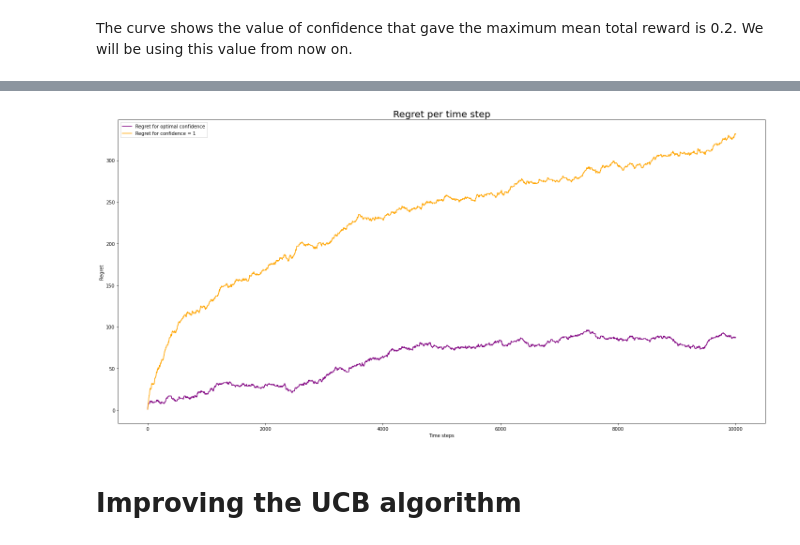
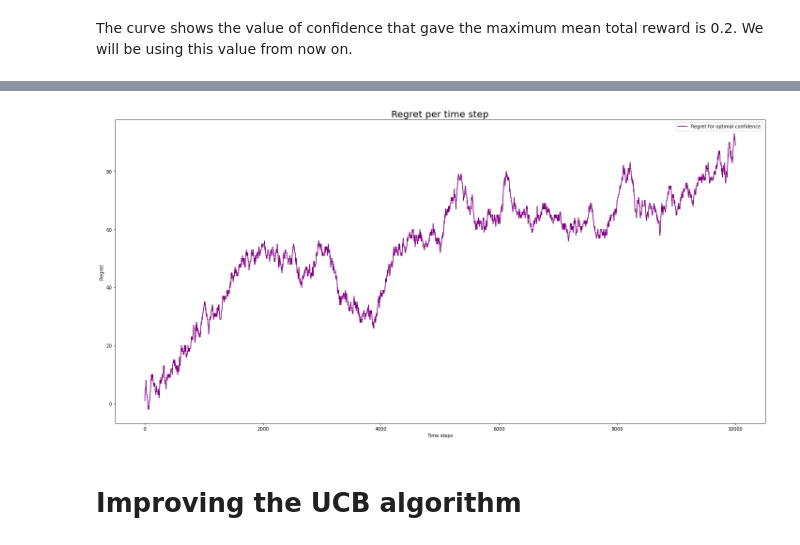
Before and after one commit to jizekki/monte-carlo, a Jupyter notebook: notebook.ipynb, the cells around one changed output, grey strips where cells are left out. Saved outputs shown, nothing was run; the diff lists cells and outputs as text; code cells hidden in the pictures.

```diff
--- a/notebook.ipynb
+++ b/notebook.ipynb
@@ -16,8 +23,11 @@ from IPython.core.pylabtools import figsize
 - First let's create an instance of a `Casino`. It will have 10 machines each with a randomly generated payoff. These payoffs will be the same for all the following experiments, meaning only one instance of `Casino` will be used.
 - Once this is done, we can create an instance of UCB that will use the created casino for the calculations.
 # %%
-casino = Casino(nb=10)
-ucb = UCB(casino)
+nb_machines = 100
+initial_credits = 100_000
+
+casino = Casino(nb=nb_machines)
+ucb = UCB(casino, initialCredits=initial_credits)
 # %% [markdown]
 Let's get the best confidence value for the UCB. We can do that by trying different values of confidence between 0.1 and 1.0 each one multiple times, calculate the mean and drw the corresponding curve. We will repeat UCB on each confidence value 50 times before calculating the mean so that the value does not get biaised as the casino machines use probabilities to return rewards.
 # %%
@@ -119,0 +64,14 @@ fig.tight_layout()
+# %%
+# UCB rewards and UCB cumulative rewards
+ucb_rewards = []
+time_steps = range(initial_credits)
+ucb.initialize()
+reward, _ = ucb.do_one_step_ucb(confidence)
+while reward is not None:
+    ucb_rewards.append(reward)
+    reward, _ = ucb.do_one_step_ucb(confidence)
+cumulative_ucb_rewards = np.cumsum(ucb_rewards)
+
+# Optimal rewards and cumulative optimal rewards
+optimal_rewards = [casino.real_best_choice().play() for _ in range(initial_credits)]
+cumulative_optimal_rewards = np.cumsum(optimal_rewards)
@@ -120,17 +131,15 @@ fig.tight_layout()
 # %%
 regret_1 = cumulative_optimal_rewards_per_time - cumulative_ucb_rewards_per_time
-regret_2 = cumulative_optimal_rewards_per_time - cumulative_ucb_with_full_confidence
 fig, ax = plt.subplots(figsize=(20, 10))
 ax.set_ylabel("Regret")
 ax.set_xlabel("Time steps")
 ax.set_title("Regret per time step", fontsize=20)
 plt.plot(time_steps, regret_1, color="purple", label="Regret for optimal confidence")
-plt.plot(time_steps, regret_2, color="orange", label="Regret for confidence = 1")
 
 ax.legend()
 fig.tight_layout()
 # %% [output]
-[figure, old version]
+[figure, new version]
 # %% [markdown]
 # Improving the UCB algorithm
 # %% [markdown]
```
Also changed, not shown: parts of 8 cells of this notebook, 3 other files.
